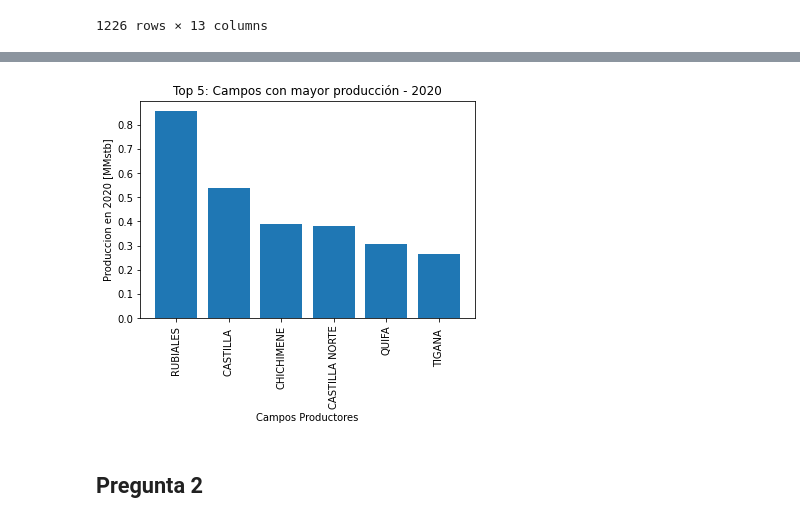
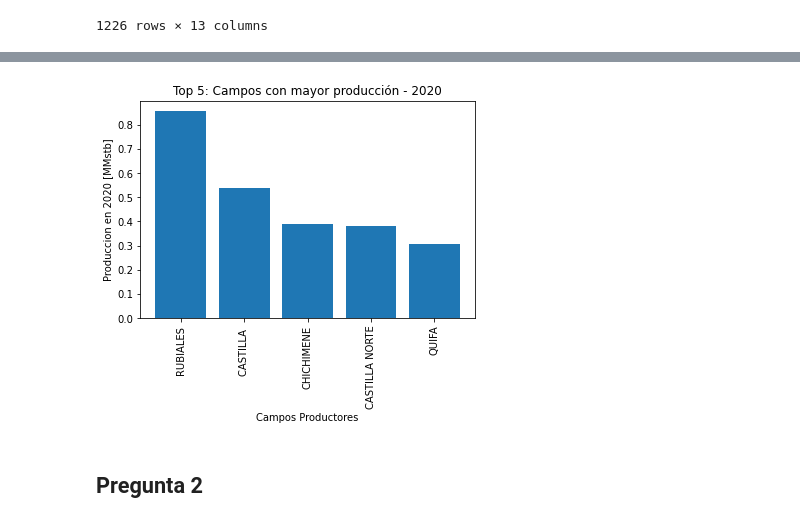
Before and after one commit to yoi23/HackathonOG2020, a Jupyter notebook: importar_datos.ipynb, the cells around one changed output, grey strips where cells are left out. Drawn from its saved outputs; the diff is of its cells as text; code cells hidden in the pictures.

```diff
--- a/importar_datos.ipynb
+++ b/importar_datos.ipynb
@@ -127,18 +127,18 @@ query1.head(5)
 # %%
 # Grafica - Pregunta 1:
 top = 5 # Top 5 - Campos Productores en 2020
 
-query1.index[0:top+1]
-query1['total'].values[0:top+1]
-plt.bar(query1.index[0:top+1],query1['total'].values[0:top+1]/1E6)
+query1.index[0:top]
+query1['total'].values[0:top]
+plt.bar(query1.index[0:top],query1['total'].values[0:top]/1E6)
 
-plt.xticks(query1.index[0:top+1],fontsize = 10, rotation = 'vertical')
+plt.xticks(query1.index[0:top],fontsize = 10, rotation = 'vertical')
 plt.xlabel('Campos Productores')
 plt.ylabel('Produccion en 2020 [MMstb]')
 plt.title('Top 5: Campos con mayor producción - 2020')
 plt.show()
 # %% [output]
-[figure, old version]
+[figure, new version]
 # %% [markdown]
 ## Pregunta 2
 # %%
```
Also changed, not shown: parts of 10 cells of this notebook.
